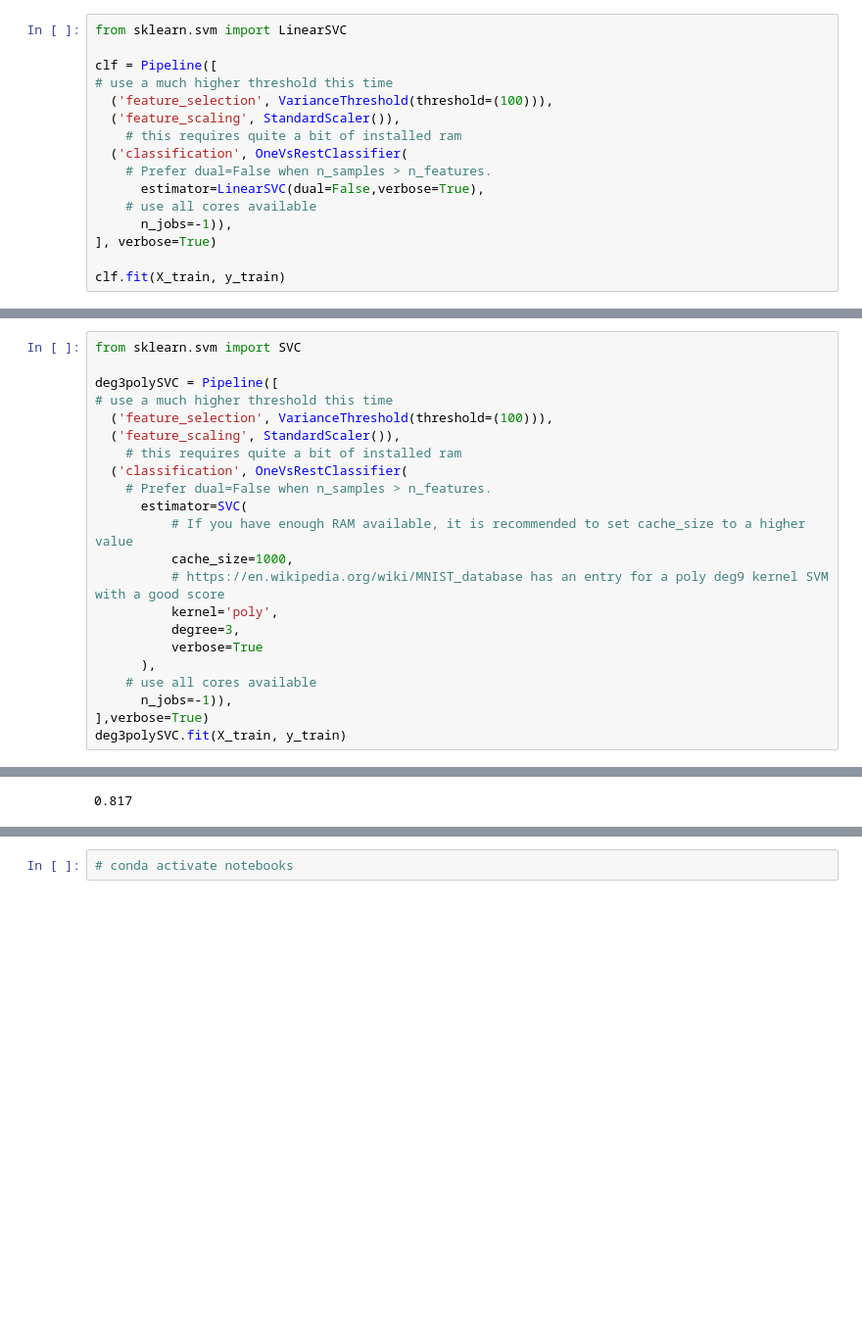
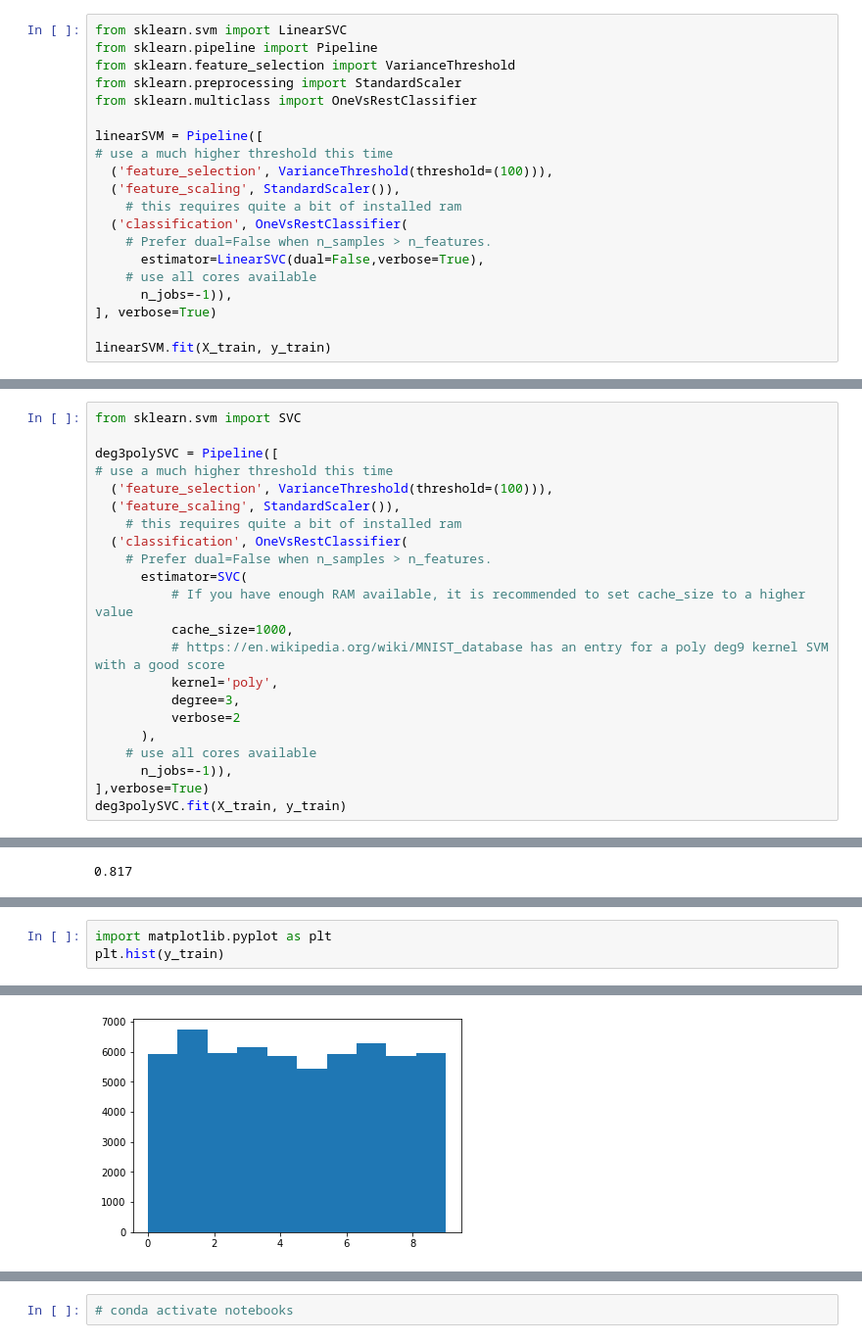
Before and after one commit to philj0st/MNIST-Digit-Classification, a Jupyter notebook: MNIST-Digits.ipynb, the cells around one changed output, grey strips where cells are left out. Shown at 98% size. Drawn from its saved outputs; the diff is of its cells as text; blank space fills up the shorter version.

```diff
--- a/MNIST-Digits.ipynb
+++ b/MNIST-Digits.ipynb
@@ -394,8 +428,12 @@ We will test some Support Vector Machines next.
 #TODO CONTINUE refactoring
 # %%
 from sklearn.svm import LinearSVC
+from sklearn.pipeline import Pipeline
+from sklearn.feature_selection import VarianceThreshold
+from sklearn.preprocessing import StandardScaler
+from sklearn.multiclass import OneVsRestClassifier
 
-clf = Pipeline([
+linearSVM = Pipeline([
 # use a much higher threshold this time
   ('feature_selection', VarianceThreshold(threshold=(100))),
   ('feature_scaling', StandardScaler()),
@@ -407,5 +445,5 @@ clf = Pipeline([
       n_jobs=-1)),
 ], verbose=True)
 
-clf.fit(X_train, y_train)
+linearSVM.fit(X_train, y_train)
 # %% [output]
@@ -434,7 +479,7 @@ deg3polySVC = Pipeline([
           # https://en.wikipedia.org/wiki/MNIST_database has an entry for a poly deg9 kernel SVM with a good score
           kernel='poly',
           degree=3,
-          verbose=True
+          verbose=2
       ),
     # use all cores available
       n_jobs=-1)),
@@ -511,0 +571,4 @@ sigmoidSVC.score(X_test,y_test)
+# %%
+import matplotlib.pyplot as plt
+plt.hist(y_train)
+# %% [output]
@@ -511,0 +579 @@ sigmoidSVC.score(X_test,y_test)
+[figure, added]
```
Also changed, not shown: parts of 28 cells of this notebook.
